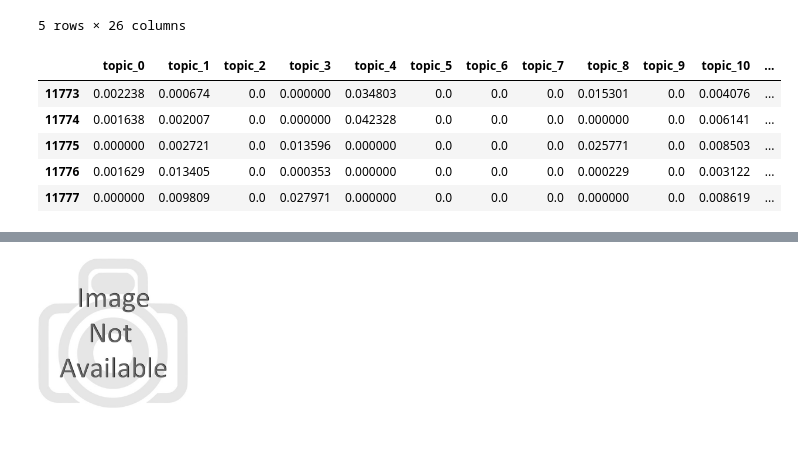
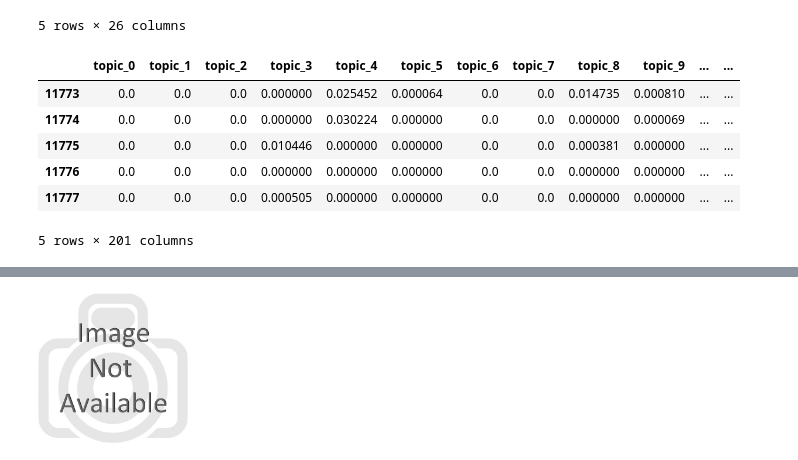
Before and after one commit to luongtruong77/nlp-drinks-cocktails-recommender, a Jupyter notebook: notebooks/topic-modeling.ipynb, the cells around one changed output, grey strips where cells are left out. Drawn from its saved outputs; the diff is of its cells as text; code cells hidden in the pictures.

Commit message:
200 topic for description and optimize the app codes

```diff
--- a/notebooks/topic-modeling.ipynb
+++ b/notebooks/topic-modeling.ipynb
@@ -653,31 +653,32 @@ df.tail()
 # %%
 descriptions = df['Description'].fillna('') + ' ' + df['Price_Range'].fillna('')
 
 descriptions = text_cleaning(descriptions)
 
 tfidf_des = TfidfVectorizer(stop_words=stop_words,
                            min_df=3,
                            max_df=0.7) #tfidf vectorizer: used to transform new text data to to through the nmf
 
 des_matrix = tfidf_des.fit_transform(descriptions)
 
 vocabs_des = tfidf_des.get_feature_names()
 
-nmf_des = NMF(15)
+nmf_des = NMF(200)
 
 des_matrix = nmf_des.fit_transform(des_matrix) #nmf model to transform new text data
 
 des_df = pd.DataFrame(des_matrix).add_prefix('topic_')
 
 des_df['Description'] = df['Description']
 
 des_df.tail()
 # %% [output]
-|  | topic_0 | topic_1 | topic_2 | topic_3 | topic_4 | topic_5 | topic_6 | topic_7 | topic_8 | topic_9 | topic_10 | ... |
-| 11773 | 0.002238 | 0.000674 | 0.0 | 0.000000 | 0.034803 | 0.0 | 0.0 | 0.0 | 0.015301 | 0.0 | 0.004076 | ... |
-| 11774 | 0.001638 | 0.002007 | 0.0 | 0.000000 | 0.042328 | 0.0 | 0.0 | 0.0 | 0.000000 | 0.0 | 0.006141 | ... |
-| 11775 | 0.000000 | 0.002721 | 0.0 | 0.013596 | 0.000000 | 0.0 | 0.0 | 0.0 | 0.025771 | 0.0 | 0.008503 | ... |
-| 11776 | 0.001629 | 0.013405 | 0.0 | 0.000353 | 0.000000 | 0.0 | 0.0 | 0.0 | 0.000229 | 0.0 | 0.003122 | ... |
-| 11777 | 0.000000 | 0.009809 | 0.0 | 0.027971 | 0.000000 | 0.0 | 0.0 | 0.0 | 0.000000 | 0.0 | 0.008619 | ... |
+|  | topic_0 | topic_1 | topic_2 | topic_3 | topic_4 | topic_5 | topic_6 | topic_7 | topic_8 | topic_9 | ... | ... |
+| 11773 | 0.0 | 0.0 | 0.0 | 0.000000 | 0.025452 | 0.000064 | 0.0 | 0.0 | 0.014735 | 0.000810 | ... | ... |
+| 11774 | 0.0 | 0.0 | 0.0 | 0.000000 | 0.030224 | 0.000000 | 0.0 | 0.0 | 0.000000 | 0.000069 | ... | ... |
+| 11775 | 0.0 | 0.0 | 0.0 | 0.010446 | 0.000000 | 0.000000 | 0.0 | 0.0 | 0.000381 | 0.000000 | ... | ... |
+| 11776 | 0.0 | 0.0 | 0.0 | 0.000000 | 0.000000 | 0.000000 | 0.0 | 0.0 | 0.000000 | 0.000000 | ... | ... |
+| 11777 | 0.0 | 0.0 | 0.0 | 0.000505 | 0.000000 | 0.000000 | 0.0 | 0.0 | 0.000000 | 0.000000 | ... | ... |
+5 rows × 201 columns
 # %%
 from sklearn.metrics.pairwise import cosine_similarity, manhattan_distances, euclidean_distances
```
Also changed, not shown: parts of 4 cells of this notebook, 10 other files.
